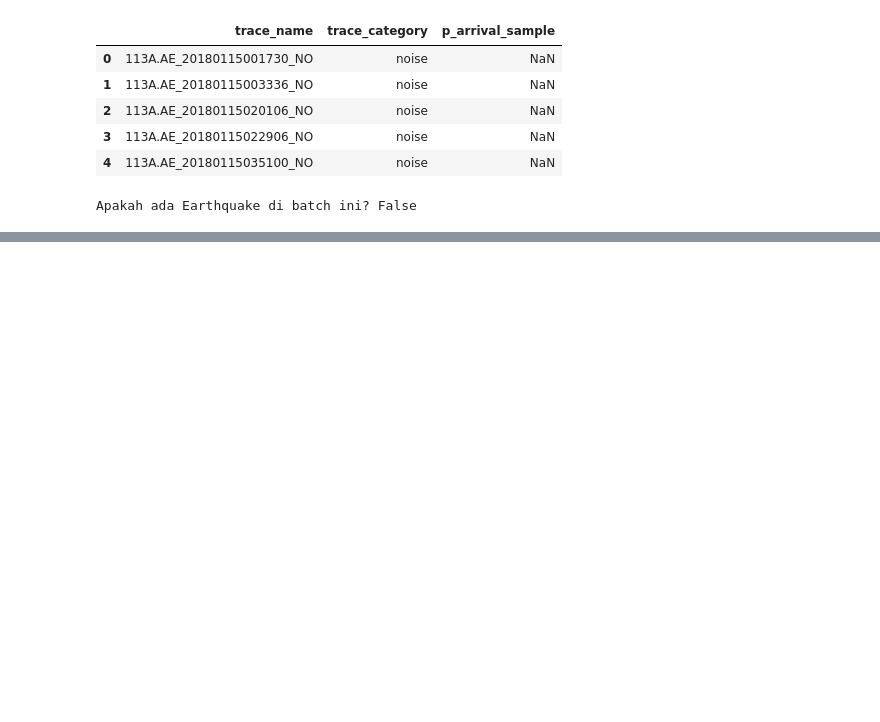
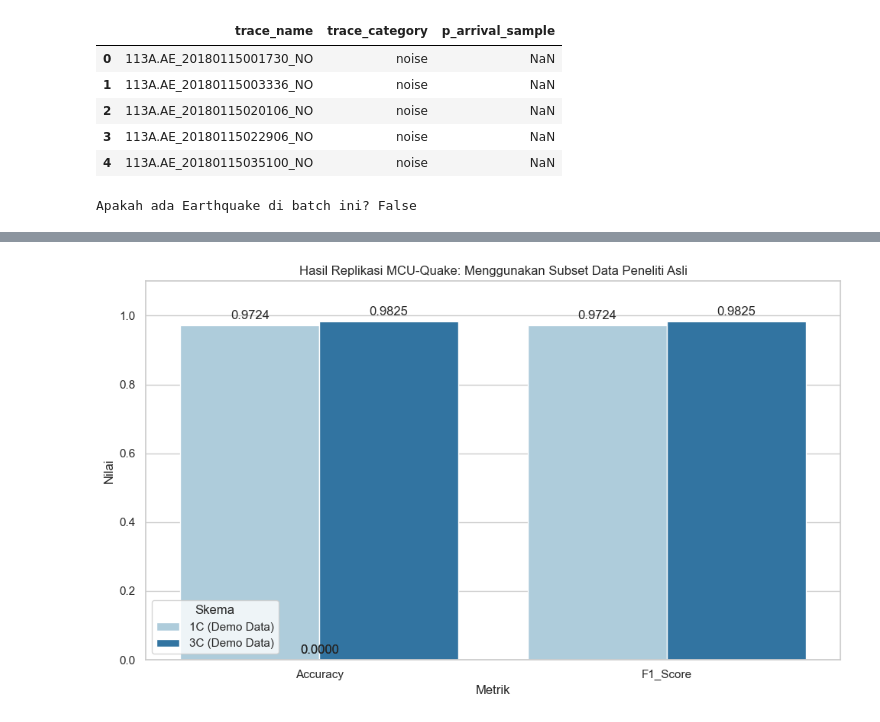
Before and after one commit to verykurniabakti/seismiccode, a Jupyter notebook: mcu_quake/code_gen_trying/cek_ricek.ipynb, the cells around one changed output, grey strips where cells are left out. Cells and saved outputs as stored; diff of their text form; code cells hidden in the pictures; blank space fills up the shorter version.

```diff
--- a/mcu_quake/code_gen_trying/cek_ricek.ipynb
+++ b/mcu_quake/code_gen_trying/cek_ricek.ipynb
@@ -57,0 +213,60 @@ Apakah ada Earthquake di batch ini? False
+# %%
+import pandas as pd
+import matplotlib.pyplot as plt
+import seaborn as sns
+import json
+import glob
+import os
+
+def visualisasi_replikasi_orisinal(path_1c, path_3c):
+    def load_data(folder, label):
+        # Mencari file json di dalam folder
+        files = glob.glob(os.path.join(folder, "*.json"))
+        if not files: return None
+
+        # Ambil file terbaru
+        latest_file = max(files, key=os.path.getmtime)
+        with open(latest_file, 'r') as f:
+            d = json.load(f)
+            return {
+                "Skema": label,
+                "Accuracy": d.get("Accuracy (avg.)"),
+                "F1_Score": d.get("F1-score (avg.)")
+            }
+
+    # 1. Ambil data dari path demo orisinal
+    res_1c = load_data(path_1c, "1C (Demo Data)")
+    res_3c = load_data(path_3c, "3C (Demo Data)")
+
+    # Gabungkan data
+    results = [r for r in [res_1c, res_3c] if r is not None]
+    df = pd.DataFrame(results)
+
+    # 2. Plotting
+    plt.figure(figsize=(10, 6))
+    sns.set_style("whitegrid")
+
+    # Reshape data untuk seaborn
+    df_plot = df.melt(id_vars="Skema", var_name="Metrik", value_name="Nilai")
+
+    plot = sns.barplot(data=df_plot, x="Metrik", y="Nilai", hue="Skema", palette="Paired")
+
+    plt.title("Hasil Replikasi MCU-Quake: Menggunakan Subset Data Peneliti Asli", fontsize=12)
+    plt.ylim(0, 1.1)
+
+    # Menampilkan label angka presisi 4 desimal
+    for p in plot.patches:
+        plot.annotate(format(p.get_height(), '.4f'),
+                      (p.get_x() + p.get_width() / 2., p.get_height()),
+                      ha='center', va='center', xytext=(0, 9), textcoords='offset points')
+
+    plt.tight_layout()
+    plt.show()
+
+# --- EKSEKUSI ---
+path_demo_1c = '/Volumes/Extreme SSD/mcu_quake_output_replikasi_demo/MCU_5-20_STEAD_Global_1C_28060416'
+path_demo_3c = '/Volumes/Extreme SSD/mcu_quake_output_replikasi_demo/MCU_5-20_STEAD_Global_28055707'
+
+visualisasi_replikasi_orisinal(path_demo_1c, path_demo_3c)
+# %% [output]
+[figure, added]
```
Also changed, not shown: parts of 7 cells of this notebook, 5 other files.
